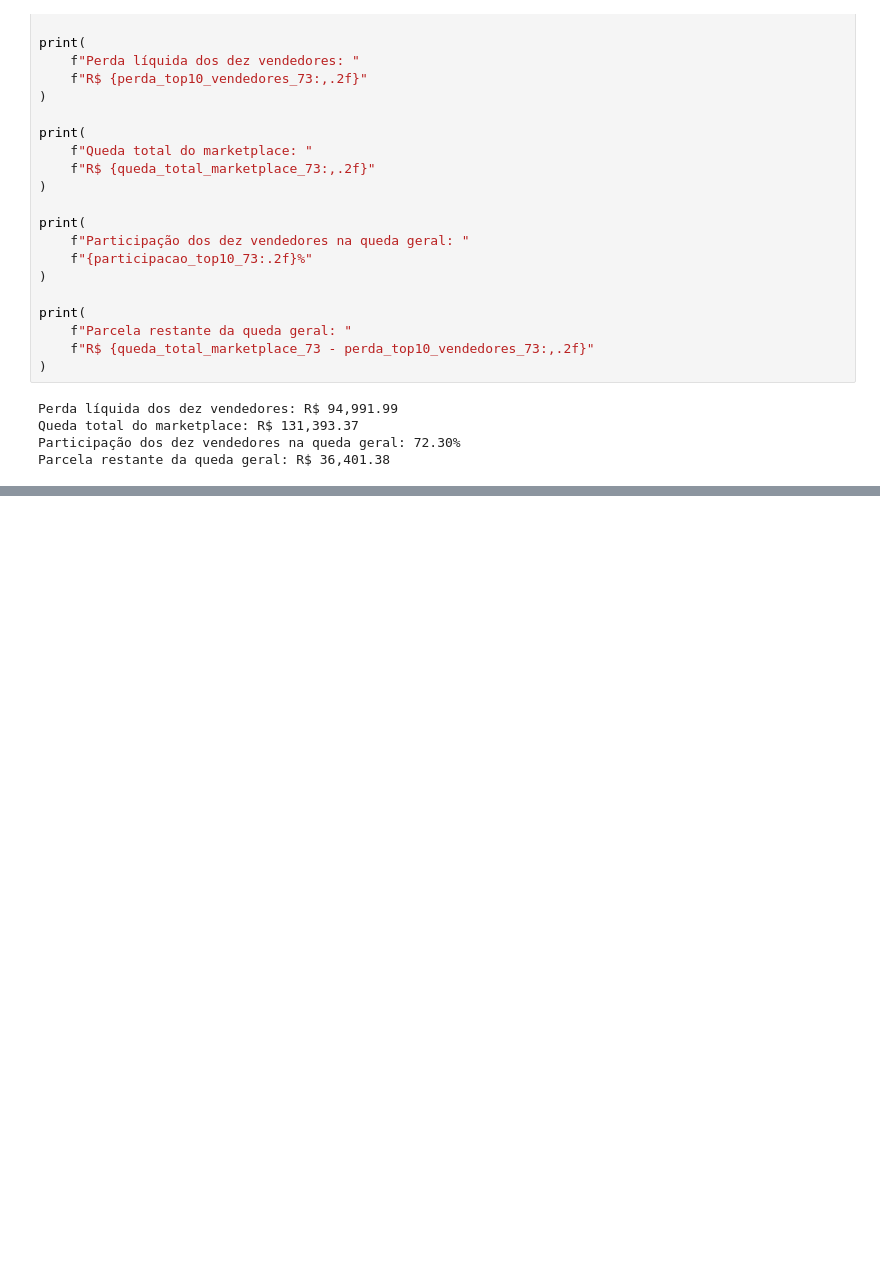
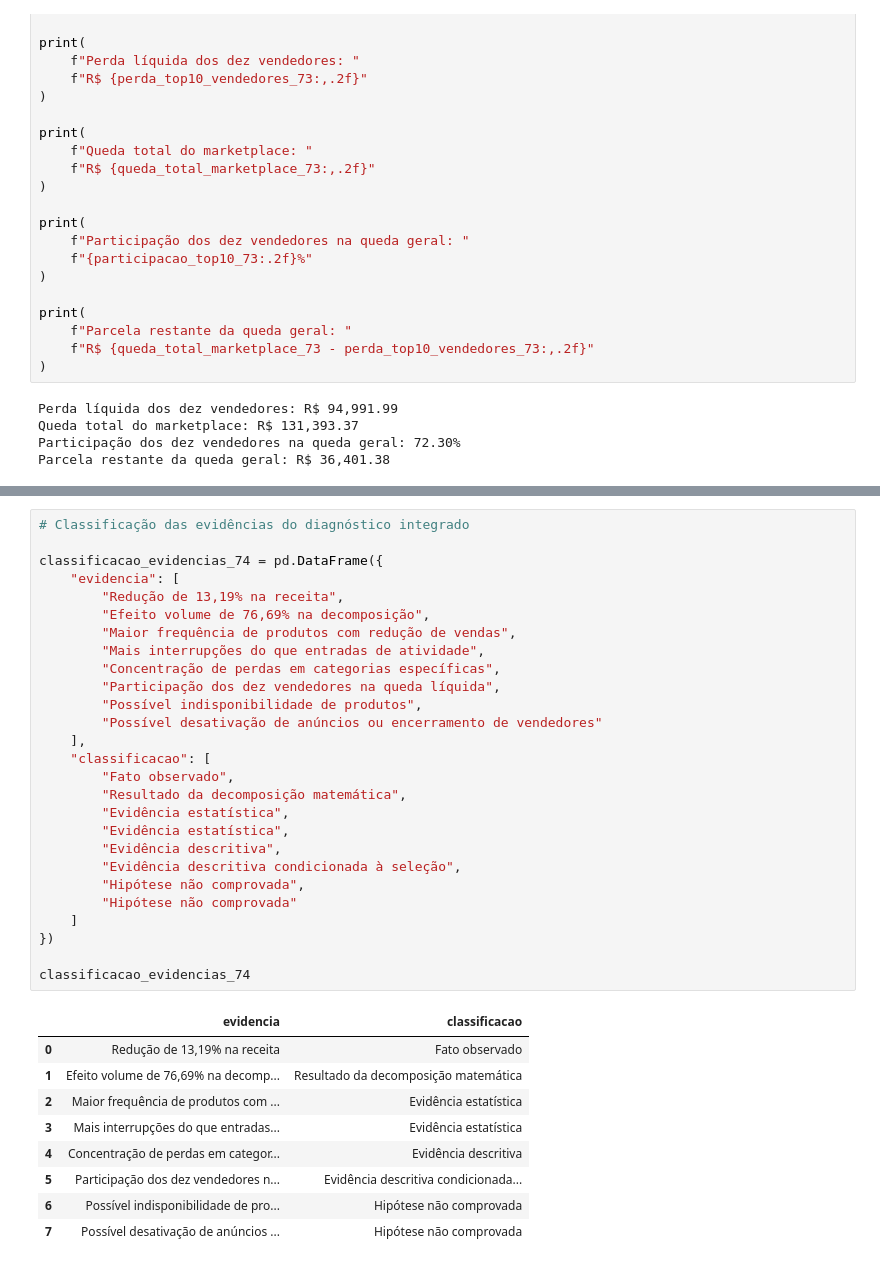
Before and after one commit to AgathaAlmeida7/case-01-queda-vendas, a Jupyter notebook: notebooks/04_diagnosis.ipynb, the cells around one changed output, grey strips where cells are left out. Saved outputs shown, nothing was run; the diff lists cells and outputs as text; blank space fills up the shorter version.

```diff
--- a/notebooks/04_diagnosis.ipynb
+++ b/notebooks/04_diagnosis.ipynb
@@ -4652,0 +4876,37 @@ e junho de 2018 e não estabelecem relações causais.
+# %%
+# Classificação das evidências do diagnóstico integrado
+
+classificacao_evidencias_74 = pd.DataFrame({
+    "evidencia": [
+        "Redução de 13,19% na receita",
+        "Efeito volume de 76,69% na decomposição",
+        "Maior frequência de produtos com redução de vendas",
+        "Mais interrupções do que entradas de atividade",
+        "Concentração de perdas em categorias específicas",
+        "Participação dos dez vendedores na queda líquida",
+        "Possível indisponibilidade de produtos",
+        "Possível desativação de anúncios ou encerramento de vendedores"
+    ],
+    "classificacao": [
+        "Fato observado",
+        "Resultado da decomposição matemática",
+        "Evidência estatística",
+        "Evidência estatística",
+        "Evidência descritiva",
+        "Evidência descritiva condicionada à seleção",
+        "Hipótese não comprovada",
+        "Hipótese não comprovada"
+    ]
+})
+
+classificacao_evidencias_74
+# %% [output]
+|  | evidencia | classificacao |
+| 0 | Redução de 13,19% na receita | Fato observado |
+| 1 | Efeito volume de 76,69% na decomp... | Resultado da decomposição matemática |
+| 2 | Maior frequência de produtos com ... | Evidência estatística |
+| 3 | Mais interrupções do que entradas... | Evidência estatística |
+| 4 | Concentração de perdas em categor... | Evidência descritiva |
+| 5 | Participação dos dez vendedores n... | Evidência descritiva condicionada... |
+| 6 | Possível indisponibilidade de pro... | Hipótese não comprovada |
+| 7 | Possível desativação de anúncios ... | Hipótese não comprovada |
```
Also changed, not shown: parts of 10 cells of this notebook.
